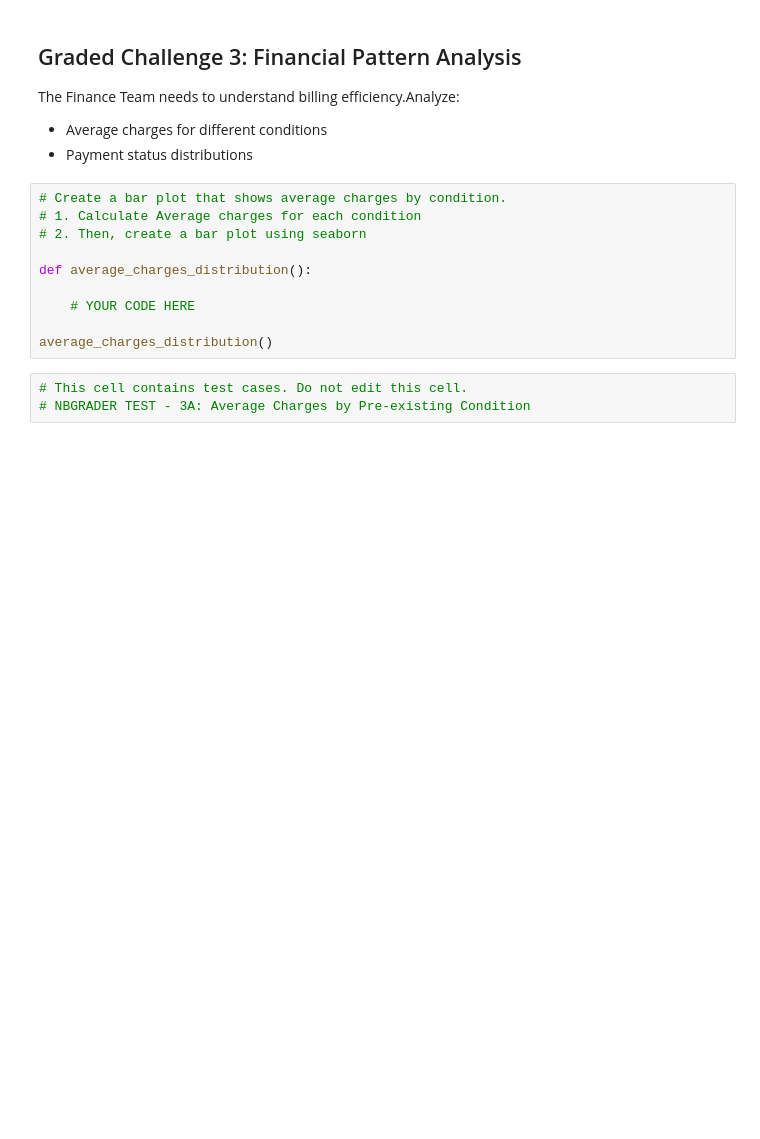
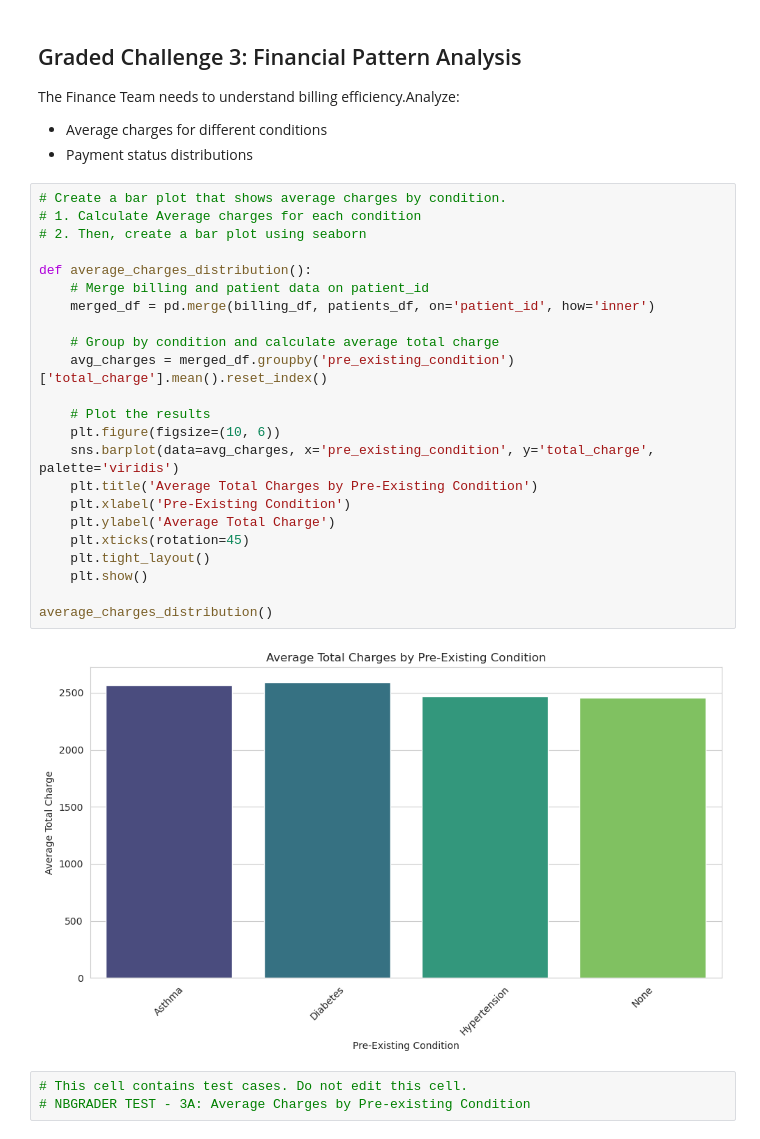
Before and after one commit to dennislamcv1/COURSERADS, a Jupyter notebook: Python for Data Science/GradedLab_EDA_Challenge.ipynb, the cells around one changed output. Saved outputs shown, nothing was run; the diff lists cells and outputs as text; blank space fills up the shorter version.

```diff
--- a/Python for Data Science/GradedLab_EDA_Challenge.ipynb
+++ b/Python for Data Science/GradedLab_EDA_Challenge.ipynb
@@ -122,13 +191,28 @@ The Finance Team needs to understand billing efficiency.Analyze:
 # %%
 # Create a bar plot that shows average charges by condition.
 # 1. Calculate Average charges for each condition
 # 2. Then, create a bar plot using seaborn
 
 def average_charges_distribution():
+    # Merge billing and patient data on patient_id
+    merged_df = pd.merge(billing_df, patients_df, on='patient_id', how='inner')
 
-    # YOUR CODE HERE
+    # Group by condition and calculate average total charge
+    avg_charges = merged_df.groupby('pre_existing_condition')['total_charge'].mean().reset_index()
+
+    # Plot the results
+    plt.figure(figsize=(10, 6))
+    sns.barplot(data=avg_charges, x='pre_existing_condition', y='total_charge', palette='viridis')
+    plt.title('Average Total Charges by Pre-Existing Condition')
+    plt.xlabel('Pre-Existing Condition')
+    plt.ylabel('Average Total Charge')
+    plt.xticks(rotation=45)
+    plt.tight_layout()
+    plt.show()
 
 average_charges_distribution()
+# %% [output]
+[figure, added]
 # %%
 # This cell contains test cases. Do not edit this cell.
 # NBGRADER TEST - 3A: Average Charges by Pre-existing Condition
```
Also changed, not shown: parts of 9 cells of this notebook.
